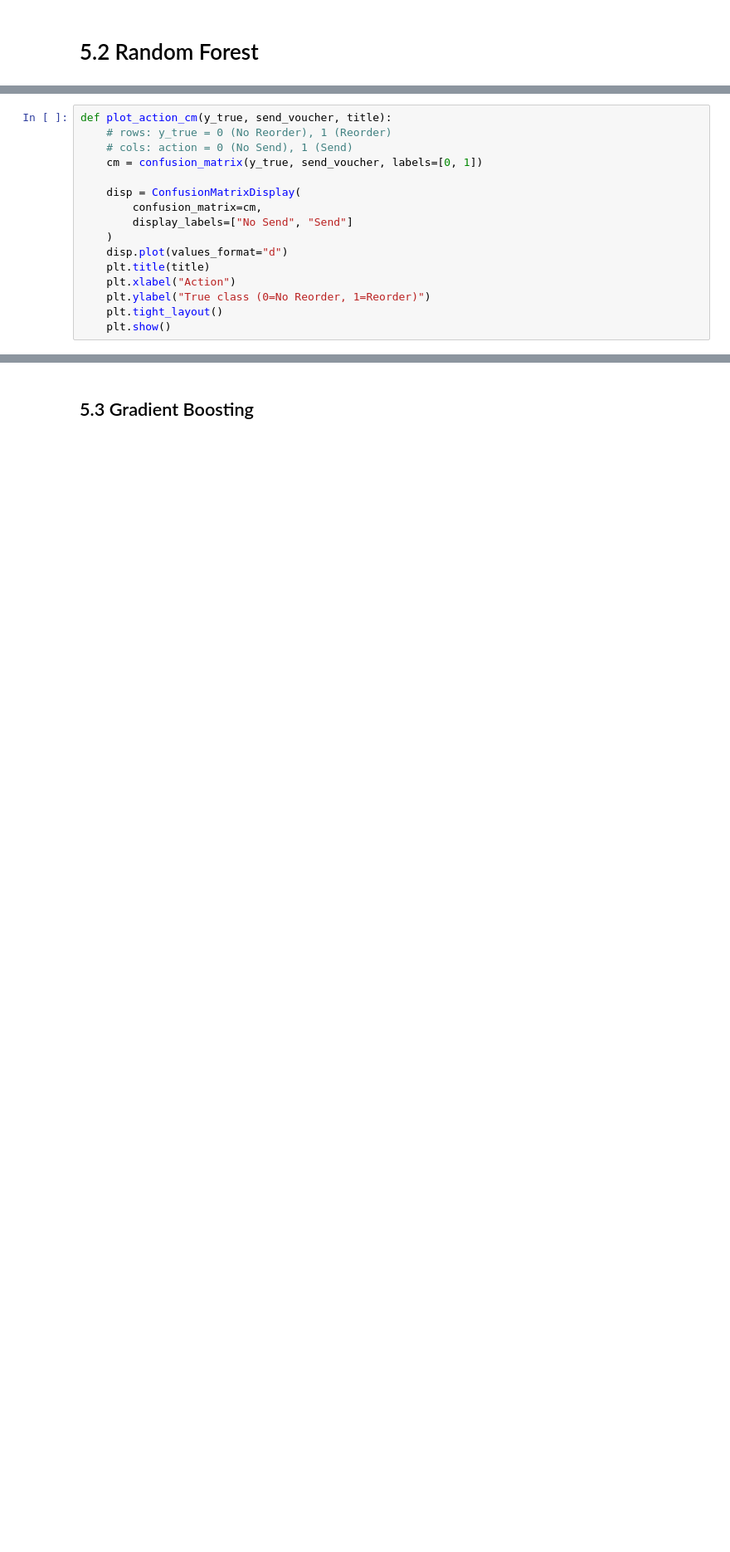
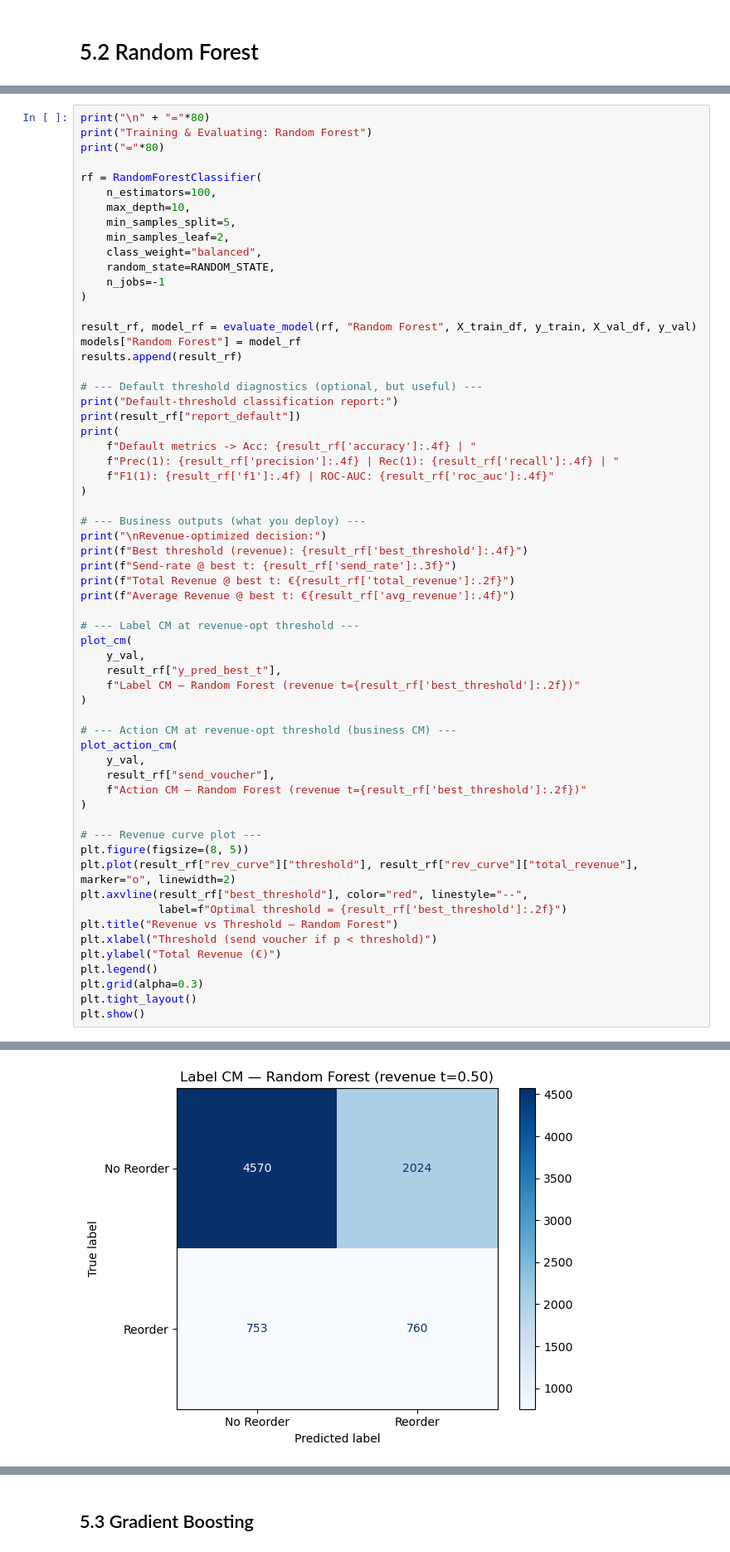
Before and after one commit to ungeralexan/ml_assignment, a Jupyter notebook: stand_safe_06_01/project.ipynb, the cells around one changed output, grey strips where cells are left out. Shown at 83% size. Saved outputs shown, nothing was run; the diff lists cells and outputs as text; blank space fills up the shorter version.

```diff
--- a/stand_safe_06_01/project.ipynb
+++ b/stand_safe_06_01/project.ipynb
@@ -1295,16 +1228,0 @@ Average Revenue @ best t: €0.2435
-# %%
-def plot_action_cm(y_true, send_voucher, title):
-    # rows: y_true = 0 (No Reorder), 1 (Reorder)
-    # cols: action = 0 (No Send), 1 (Send)
-    cm = confusion_matrix(y_true, send_voucher, labels=[0, 1])
-
-    disp = ConfusionMatrixDisplay(
-        confusion_matrix=cm,
-        display_labels=["No Send", "Send"]
-    )
-    disp.plot(values_format="d")
-    plt.title(title)
-    plt.xlabel("Action")
-    plt.ylabel("True class (0=No Reorder, 1=Reorder)")
-    plt.tight_layout()
-    plt.show()
@@ -1347,0 +1229,62 @@ plt.show()
+# %%
+print("\n" + "="*80)
+print("Training & Evaluating: Random Forest")
+print("="*80)
+
+rf = RandomForestClassifier(
+    n_estimators=100,
+    max_depth=10,
+    min_samples_split=5,
+    min_samples_leaf=2,
+    class_weight="balanced",
+    random_state=RANDOM_STATE,
+    n_jobs=-1
+)
+
+result_rf, model_rf = evaluate_model(rf, "Random Forest", X_train_df, y_train, X_val_df, y_val)
+models["Random Forest"] = model_rf
+results.append(result_rf)
+
+# --- Default threshold diagnostics (optional, but useful) ---
+print("Default-threshold classification report:")
+print(result_rf["report_default"])
+print(
+    f"Default metrics -> Acc: {result_rf['accuracy']:.4f} | "
+    f"Prec(1): {result_rf['precision']:.4f} | Rec(1): {result_rf['recall']:.4f} | "
+    f"F1(1): {result_rf['f1']:.4f} | ROC-AUC: {result_rf['roc_auc']:.4f}"
+)
+
+# --- Business outputs (what you deploy) ---
+print("\nRevenue-optimized decision:")
+print(f"Best threshold (revenue): {result_rf['best_threshold']:.4f}")
+print(f"Send-rate @ best t: {result_rf['send_rate']:.3f}")
+print(f"Total Revenue @ best t: €{result_rf['total_revenue']:.2f}")
+print(f"Average Revenue @ best t: €{result_rf['avg_revenue']:.4f}")
+
+# --- Label CM at revenue-opt threshold ---
+plot_cm(
+    y_val,
+    result_rf["y_pred_best_t"],
+    f"Label CM — Random Forest (revenue t={result_rf['best_threshold']:.2f})"
+)
+
+# --- Action CM at revenue-opt threshold (business CM) ---
+plot_action_cm(
+    y_val,
+    result_rf["send_voucher"],
+    f"Action CM — Random Forest (revenue t={result_rf['best_threshold']:.2f})"
+)
+
+# --- Revenue curve plot ---
+plt.figure(figsize=(8, 5))
+plt.plot(result_rf["rev_curve"]["threshold"], result_rf["rev_curve"]["total_revenue"], marker="o", linewidth=2)
+plt.axvline(result_rf["best_threshold"], color="red", linestyle="--",
+            label=f"Optimal threshold = {result_rf['best_threshold']:.2f}")
+plt.title("Revenue vs Threshold — Random Forest")
+plt.xlabel("Threshold (send voucher if p < threshold)")
+plt.ylabel("Total Revenue (€)")
+plt.legend()
+plt.grid(alpha=0.3)
+plt.tight_layout()
+plt.show()
+# %% [output]
@@ -1347,0 +1311 @@ plt.show()
+[figure, added]
```
Also changed, not shown: parts of 30 cells of this notebook.
